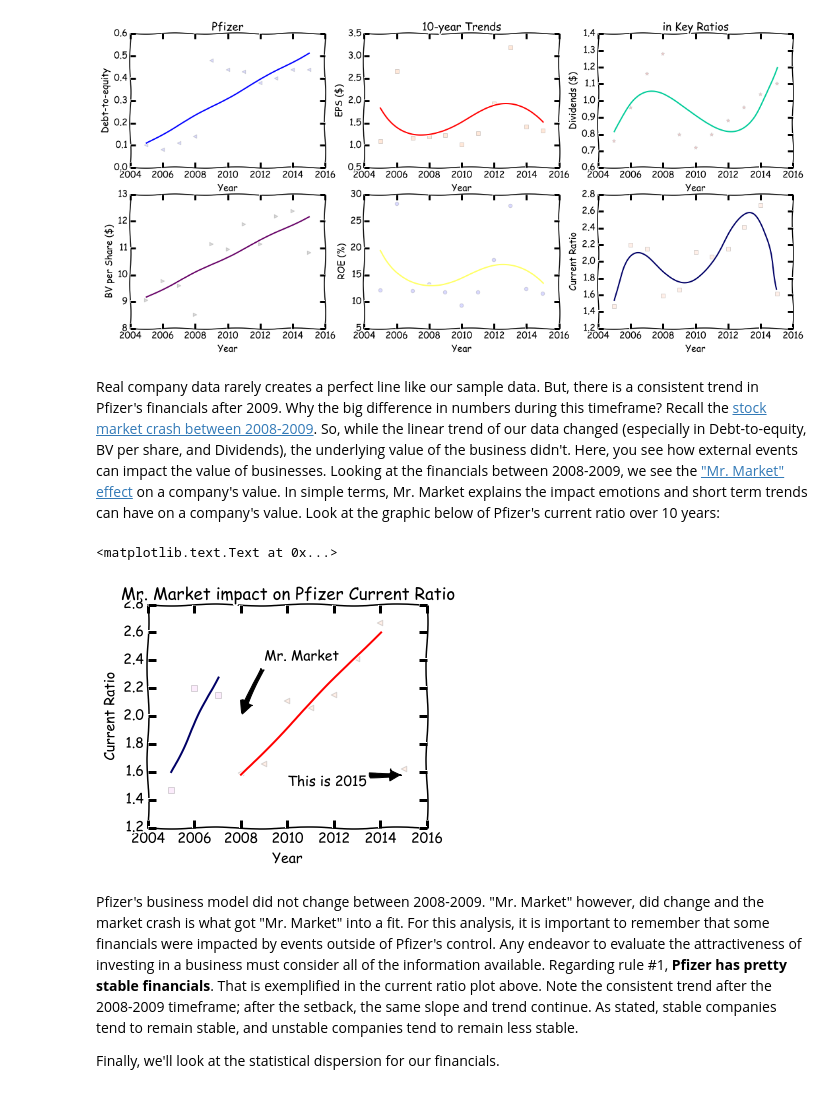
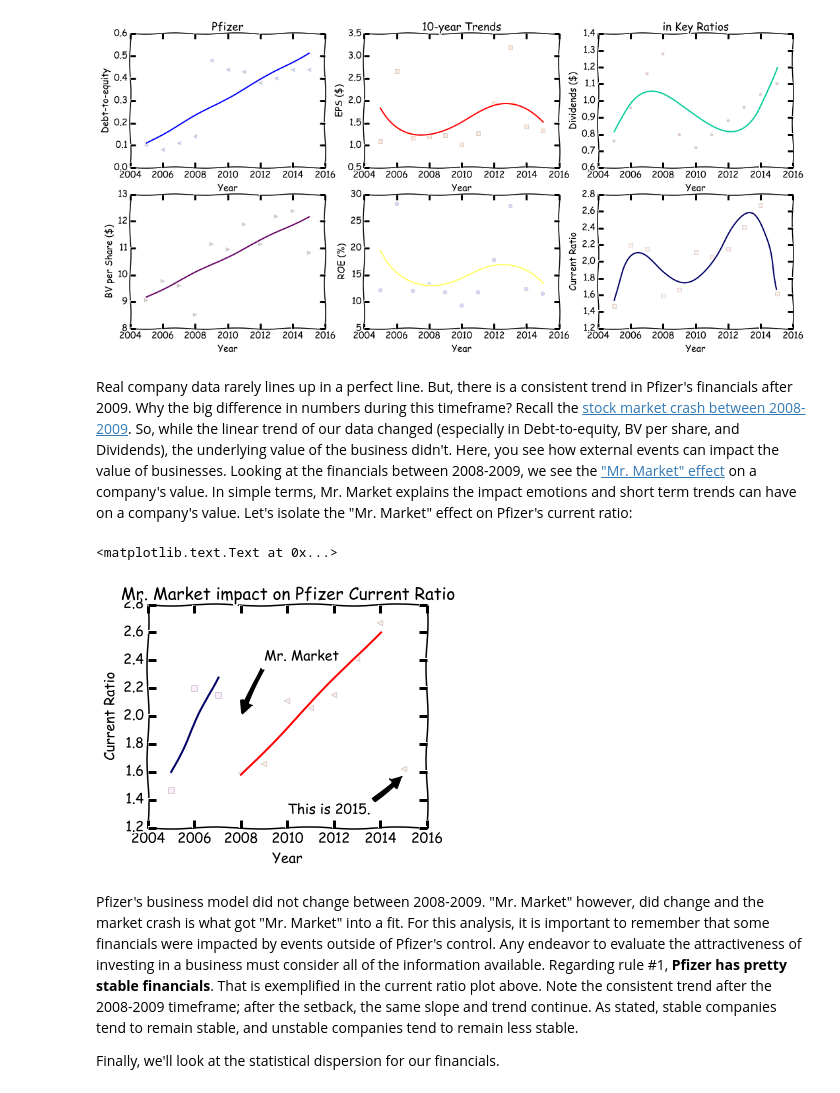
Before and after one commit to linwoodc3/LC3-Creations, a Jupyter notebook: notebooks/securityanalysis/opensourcetool_securityanalsys_pfizer.ipynb, the cells around one changed output. Drawn from its saved outputs; the diff is of its cells as text; code cells hidden in the pictures.

Commit message:
Cleaning up the data analysis section

```diff
--- a/notebooks/securityanalysis/opensourcetool_securityanalsys_pfizer.ipynb
+++ b/notebooks/securityanalysis/opensourcetool_securityanalsys_pfizer.ipynb
@@ -394,27 +394,27 @@ plt.show()
 # %% [output]
 [figure]
 # %% [markdown]
-Real company data rarely creates a perfect line like our sample data.  But, there is a consistent trend in Pfizer's financials after 2009.  Why the big difference in numbers during this timeframe?  Recall the [stock market crash between 2008-2009](https://en.wikipedia.org/wiki/Stock_market_crash#Crash_of_2008.E2.80.932009).  So, while the linear trend of our data changed (especially in Debt-to-equity, BV per share, and Dividends), the underlying value of the business didn't.  Here, you see how external events can impact the value of businesses. Looking at the financials between 2008-2009, we see the ["Mr. Market" effect](https://en.wikipedia.org/wiki/Mr._Market) on a company's value. In simple terms, Mr. Market explains the impact emotions and short term trends can have on a company's value.  Look at the graphic below of Pfizer's current ratio over 10 years:
+Real company data rarely lines up in a perfect line.  But, there is a consistent trend in Pfizer's financials after 2009.  Why the big difference in numbers during this timeframe?  Recall the [stock market crash between 2008-2009](https://en.wikipedia.org/wiki/Stock_market_crash#Crash_of_2008.E2.80.932009).  So, while the linear trend of our data changed (especially in Debt-to-equity, BV per share, and Dividends), the underlying value of the business didn't.  Here, you see how external events can impact the value of businesses. Looking at the financials between 2008-2009, we see the ["Mr. Market" effect](https://en.wikipedia.org/wiki/Mr._Market) on a company's value. In simple terms, Mr. Market explains the impact emotions and short term trends can have on a company's value.  Let's isolate the "Mr. Market" effect on Pfizer's current ratio:
 # %%
 plt.figure(figsize=(5,4))
 x_new = np.linspace(x[0], x[2], num=len(x)*10)
 x_new2 = np.linspace(x[3],x[-2],num=len(x)*10)
 coefs1 = poly.polyfit(x[0:3], y6[0:3], 1)
 coefs2 = poly.polyfit(x[3:10], y6[3:10], 1)
 ffit1 = poly.Polynomial(coefs1)
 ffit2 = poly.Polynomial(coefs2)
 plt.plot(x_new, ffit1(x_new), color='#000066')
 plt.plot(x_new2,ffit2(x_new2),color="red")
 plt.scatter(x[:3], y6[:3], s=30, alpha=0.15, marker='s',c='violet')
 plt.scatter(x[3:], y6[3:], s=30, alpha=0.15, marker='<',c='#ff9966')
 plt.annotate('Mr. Market', xy=(2008, 2.0), xytext=(2009, 2.4),arrowprops=dict(facecolor='black', shrink=0.05),)
-plt.annotate('This is 2015', xy=(2015, 1.58), xytext=(2010, 1.5),arrowprops=dict(facecolor='black', shrink=0.05),)
+plt.annotate('This is 2015.', xy=(2015, 1.58), xytext=(2010, 1.3),arrowprops=dict(facecolor='black', shrink=0.05),)
 plt.xlabel('Year')
 plt.ylabel('Current Ratio')
 plt.title('Mr. Market impact on Pfizer Current Ratio')
 # %% [output]
 <matplotlib.text.Text at 0x...>
-[figure, old version]
+[figure, new version]
 # %% [markdown]
 Pfizer's business model did not change between 2008-2009.  "Mr. Market" however, did change and the market crash is what got "Mr. Market" into a fit.  For this analysis, it is important to remember that some financials were impacted by events outside of Pfizer's control.  Any endeavor to evaluate the attractiveness of investing in a business must consider all of the information available. Regarding rule #1, **Pfizer has pretty stable financials**. That is exemplified in the current ratio plot above.  Note the consistent trend after the 2008-2009 timeframe; after the setback, the same slope and trend continue.  As stated, stable companies tend to remain stable, and unstable companies tend to remain less stable.
 
```
Also changed, not shown: parts of 6 cells of this notebook.
